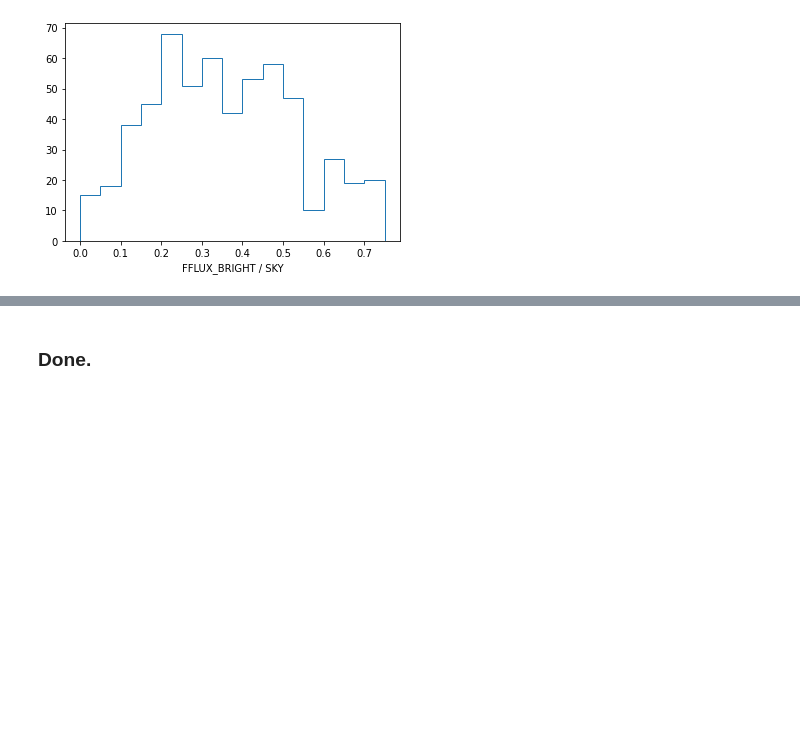
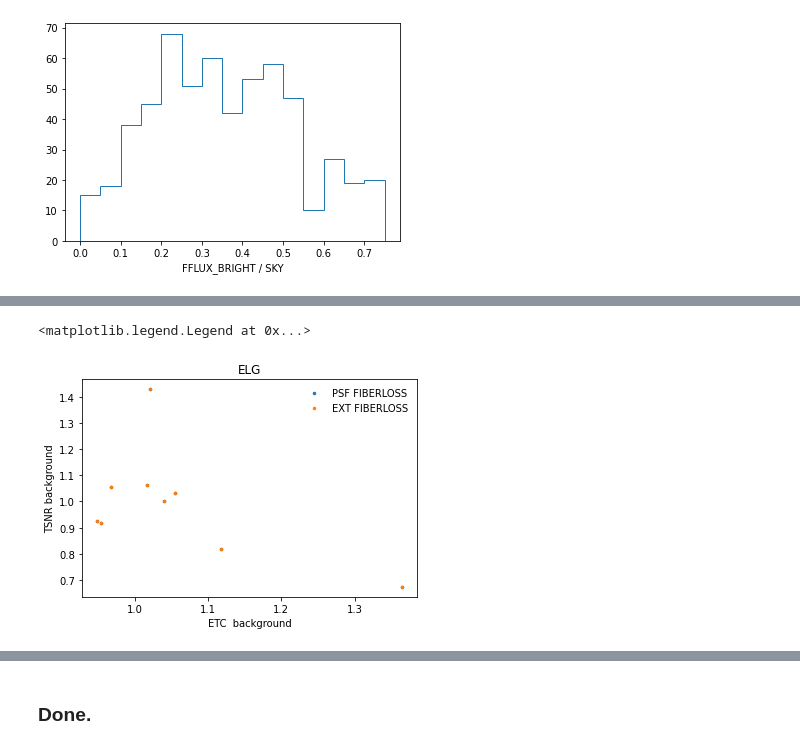
Before and after one commit to michaelJwilson/tsnr-extfiberloss, a Jupyter notebook: gfa-comp.ipynb, the cells around one changed output, grey strips where cells are left out. Drawn from its saved outputs; the diff is of its cells as text; code cells hidden in the pictures; blank space fills up the shorter version.

```diff
--- a/gfa-comp.ipynb
+++ b/gfa-comp.ipynb
@@ -799,0 +890,15 @@ Text(0.5, 0, 'FFLUX_BRIGHT / SKY')
+# %%
+isin = psflike['sbprof'] == 'ELG'
+
+pl.plot(psflike['background'][isin], psflike['tsnr2_elg_r_background'][isin] / np.median(psflike['tsnr2_elg_r_background'][isin]), marker='.', lw=0.0, markersize=5, label='PSF FIBERLOSS')
+pl.plot(xtended['background'][isin], xtended['tsnr2_elg_r_background'][isin] / np.median(xtended['tsnr2_elg_r_background'][isin]), marker='.', lw=0.0, markersize=5, label='EXT FIBERLOSS')
+
+pl.xlabel('ETC  background')
+pl.ylabel('TSNR background')
+
+pl.title('ELG')
+
+pl.legend(frameon=False)
+# %% [output]
+<matplotlib.legend.Legend at 0x...>
+[figure, added]
```
Also changed, not shown: parts of 12 cells of this notebook, 2 other files.
